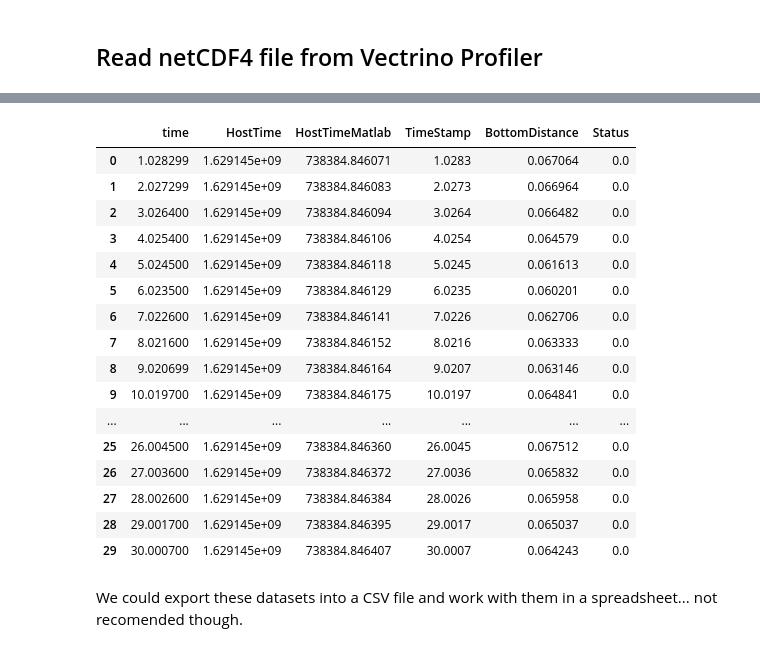
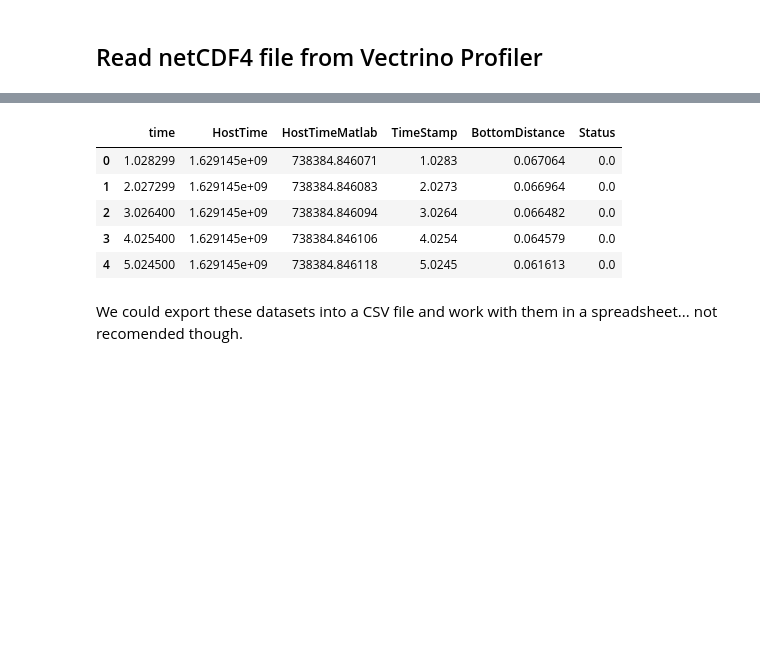
Before and after one commit to edsaac/ADV-processing, a Jupyter notebook: notebooks/00-readFiles.ipynb, the cells around one changed output, grey strips where cells are left out. Cells and saved outputs as stored; diff of their text form; code cells hidden in the pictures; blank space fills up the shorter version.

```diff
--- a/notebooks/00-readFiles.ipynb
+++ b/notebooks/00-readFiles.ipynb
@@ -32,23 +26,12 @@ prof
 # %%
-bott
+bott.head()
 # %% [output]
 |  | time | HostTime | HostTimeMatlab | TimeStamp | BottomDistance | Status |
 | 0 | 1.028299 | 1.629145e+09 | 738384.846071 | 1.0283 | 0.067064 | 0.0 |
 | 1 | 2.027299 | 1.629145e+09 | 738384.846083 | 2.0273 | 0.066964 | 0.0 |
 | 2 | 3.026400 | 1.629145e+09 | 738384.846094 | 3.0264 | 0.066482 | 0.0 |
 | 3 | 4.025400 | 1.629145e+09 | 738384.846106 | 4.0254 | 0.064579 | 0.0 |
 | 4 | 5.024500 | 1.629145e+09 | 738384.846118 | 5.0245 | 0.061613 | 0.0 |
-| 5 | 6.023500 | 1.629145e+09 | 738384.846129 | 6.0235 | 0.060201 | 0.0 |
-| 6 | 7.022600 | 1.629145e+09 | 738384.846141 | 7.0226 | 0.062706 | 0.0 |
-| 7 | 8.021600 | 1.629145e+09 | 738384.846152 | 8.0216 | 0.063333 | 0.0 |
-| 8 | 9.020699 | 1.629145e+09 | 738384.846164 | 9.0207 | 0.063146 | 0.0 |
-| 9 | 10.019700 | 1.629145e+09 | 738384.846175 | 10.0197 | 0.064841 | 0.0 |
-| ... | ... | ... | ... | ... | ... | ... |
-| 25 | 26.004500 | 1.629145e+09 | 738384.846360 | 26.0045 | 0.067512 | 0.0 |
-| 26 | 27.003600 | 1.629145e+09 | 738384.846372 | 27.0036 | 0.065832 | 0.0 |
-| 27 | 28.002600 | 1.629145e+09 | 738384.846384 | 28.0026 | 0.065958 | 0.0 |
-| 28 | 29.001700 | 1.629145e+09 | 738384.846395 | 29.0017 | 0.065037 | 0.0 |
-| 29 | 30.000700 | 1.629145e+09 | 738384.846407 | 30.0007 | 0.064243 | 0.0 |
 # %%
 import plotly.express as px
 fig = px.line(prof, x="time", y=["VelocityX","VelocityY","VelocityZ1","VelocityZ2"], title='Velocities')
```
Also changed, not shown: parts of 1 cell of this notebook, 1 other file.
